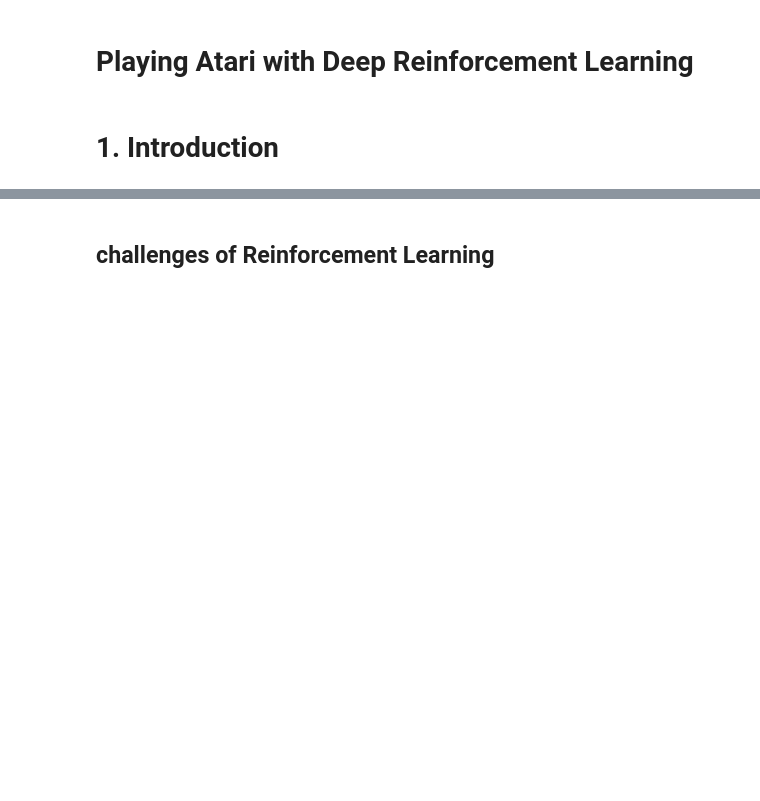
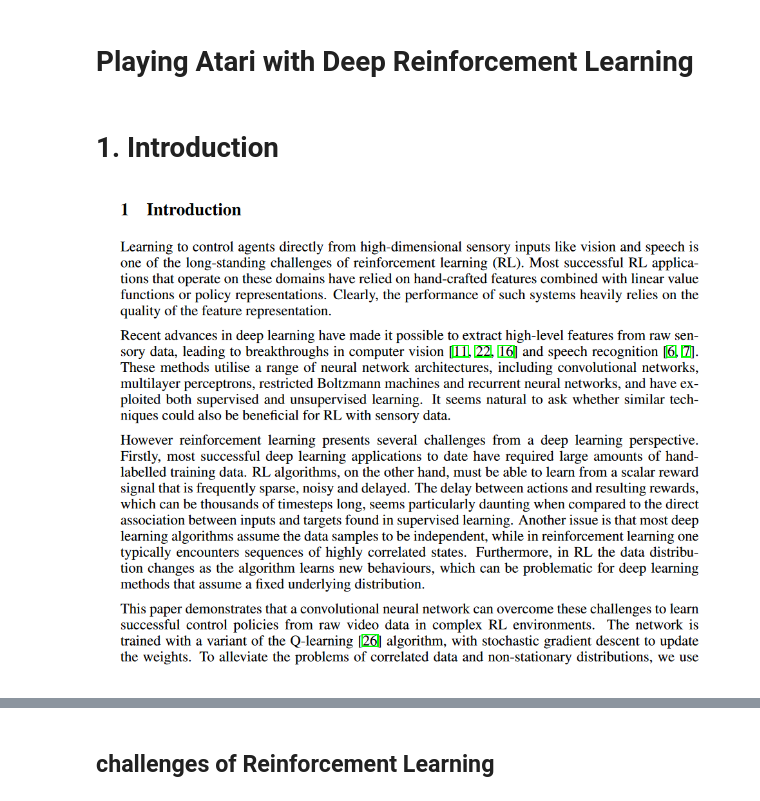
Before and after one commit to Jungjaeyoon/jaeyoon, a Jupyter notebook: reinforcement/Playing_Atari_with_Deep_Reinforcement_Learning.ipynb, the cells around one changed output, grey strips where cells are left out. Saved outputs shown, nothing was run; the diff lists cells and outputs as text; code cells hidden in the pictures; blank space fills up the shorter version.

```diff
--- a/reinforcement/Playing_Atari_with_Deep_Reinforcement_Learning.ipynb
+++ b/reinforcement/Playing_Atari_with_Deep_Reinforcement_Learning.ipynb
@@ -2,3 +4,7 @@
 # Playing Atari with Deep Reinforcement Learning
 # %% [markdown]
 # 1. Introduction
+# %%
+Image(filename = 'pic/intro_1.PNG')
+# %% [output]
+[figure, added]
```
Also changed, not shown: parts of 18 cells of this notebook.
